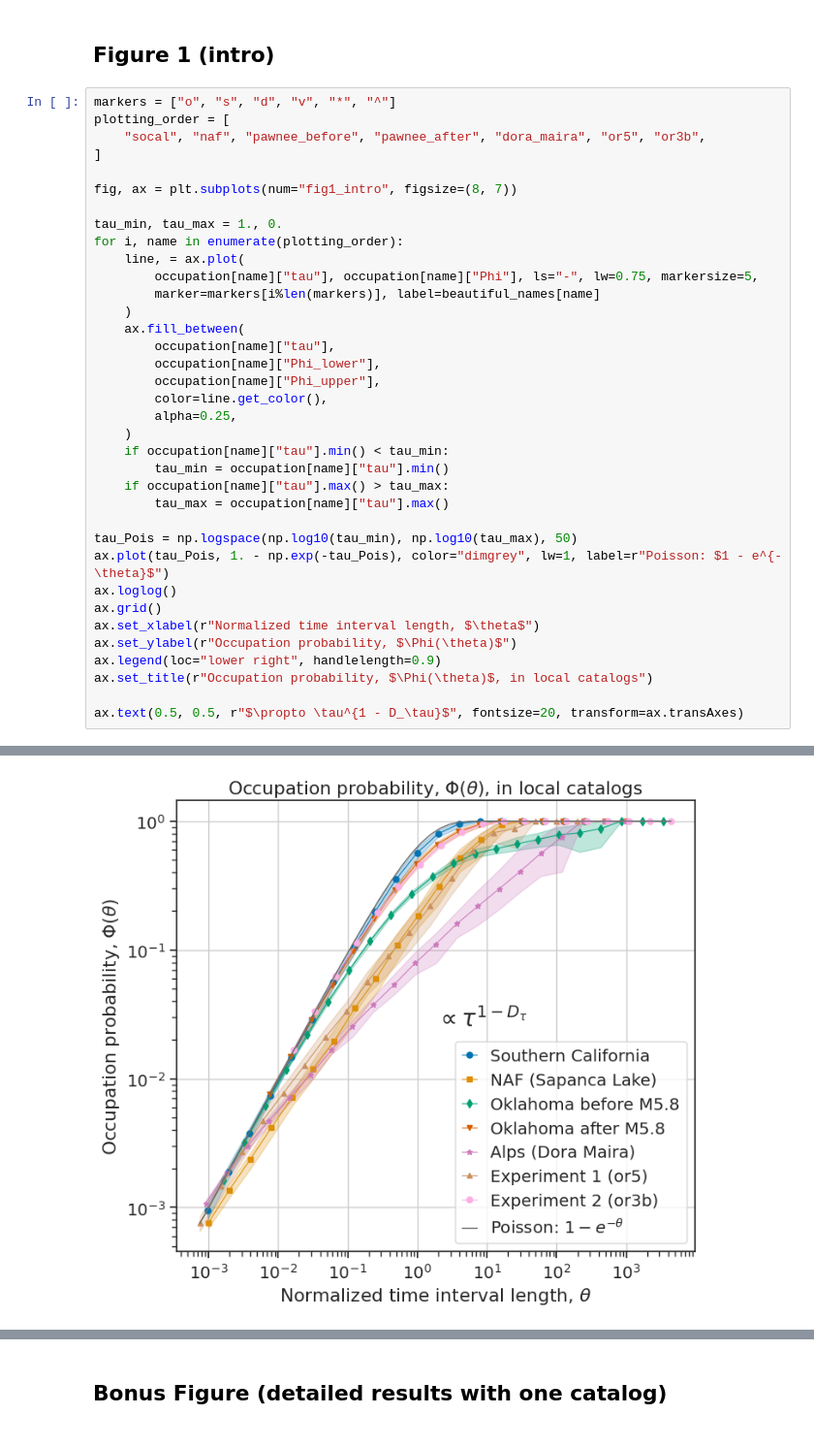
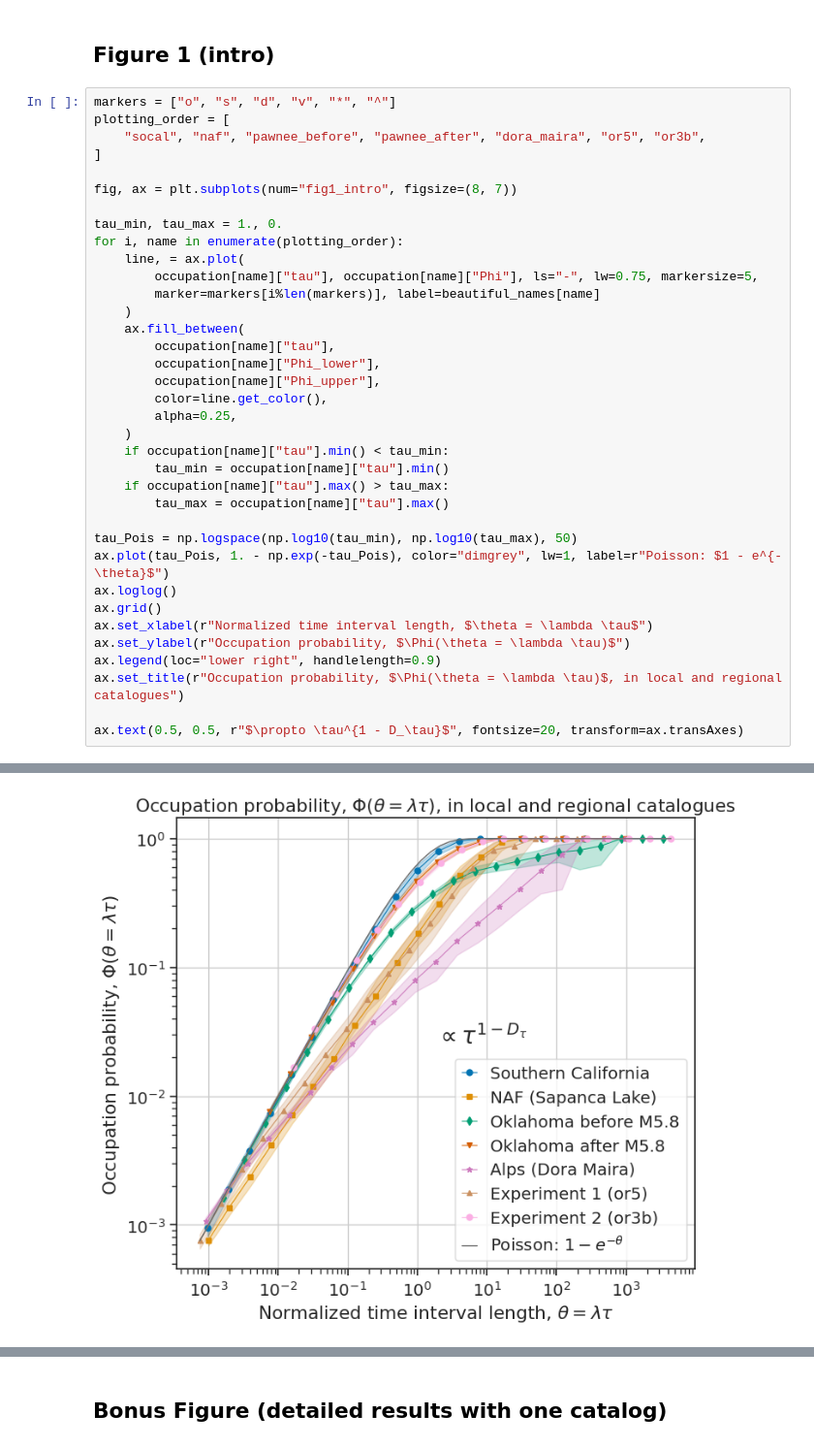
Before and after one commit to ebeauce/eqtempclust, a Jupyter notebook: notebooks/intro_GJI_Beauce_2025.ipynb, the cells around one changed output, grey strips where cells are left out. Shown at 97% size. Drawn from its saved outputs; the diff is of its cells as text.

```diff
--- a/notebooks/intro_GJI_Beauce_2025.ipynb
+++ b/notebooks/intro_GJI_Beauce_2025.ipynb
@@ -151,35 +151,35 @@ plotting_order = [
 
 fig, ax = plt.subplots(num="fig1_intro", figsize=(8, 7))
 
 tau_min, tau_max = 1., 0.
 for i, name in enumerate(plotting_order):
     line, = ax.plot(
         occupation[name]["tau"], occupation[name]["Phi"], ls="-", lw=0.75, markersize=5,
         marker=markers[i%len(markers)], label=beautiful_names[name]
     )
     ax.fill_between(
         occupation[name]["tau"],
         occupation[name]["Phi_lower"],
         occupation[name]["Phi_upper"],
         color=line.get_color(),
         alpha=0.25,
     )
     if occupation[name]["tau"].min() < tau_min:
         tau_min = occupation[name]["tau"].min()
     if occupation[name]["tau"].max() > tau_max:
         tau_max = occupation[name]["tau"].max()
 
 tau_Pois = np.logspace(np.log10(tau_min), np.log10(tau_max), 50)
 ax.plot(tau_Pois, 1. - np.exp(-tau_Pois), color="dimgrey", lw=1, label=r"Poisson: $1 - e^{-\theta}$")
 ax.loglog()
 ax.grid()
-ax.set_xlabel(r"Normalized time interval length, $\theta$")
-ax.set_ylabel(r"Occupation probability, $\Phi(\theta)$")
+ax.set_xlabel(r"Normalized time interval length, $\theta = \lambda \tau$")
+ax.set_ylabel(r"Occupation probability, $\Phi(\theta = \lambda \tau)$")
 ax.legend(loc="lower right", handlelength=0.9)
-ax.set_title(r"Occupation probability, $\Phi(\theta)$, in local catalogs")
+ax.set_title(r"Occupation probability, $\Phi(\theta = \lambda \tau)$, in local and regional catalogues")
 
 ax.text(0.5, 0.5, r"$\propto \tau^{1 - D_\tau}$", fontsize=20, transform=ax.transAxes)
 # %% [output]
 Text(0.5, 0.5, '$\\propto \\tau^{1 - D_\\tau}$')
-[figure, old version]
+[figure, new version]
 # %%
```
Also changed, not shown: parts of 2 cells of this notebook.
